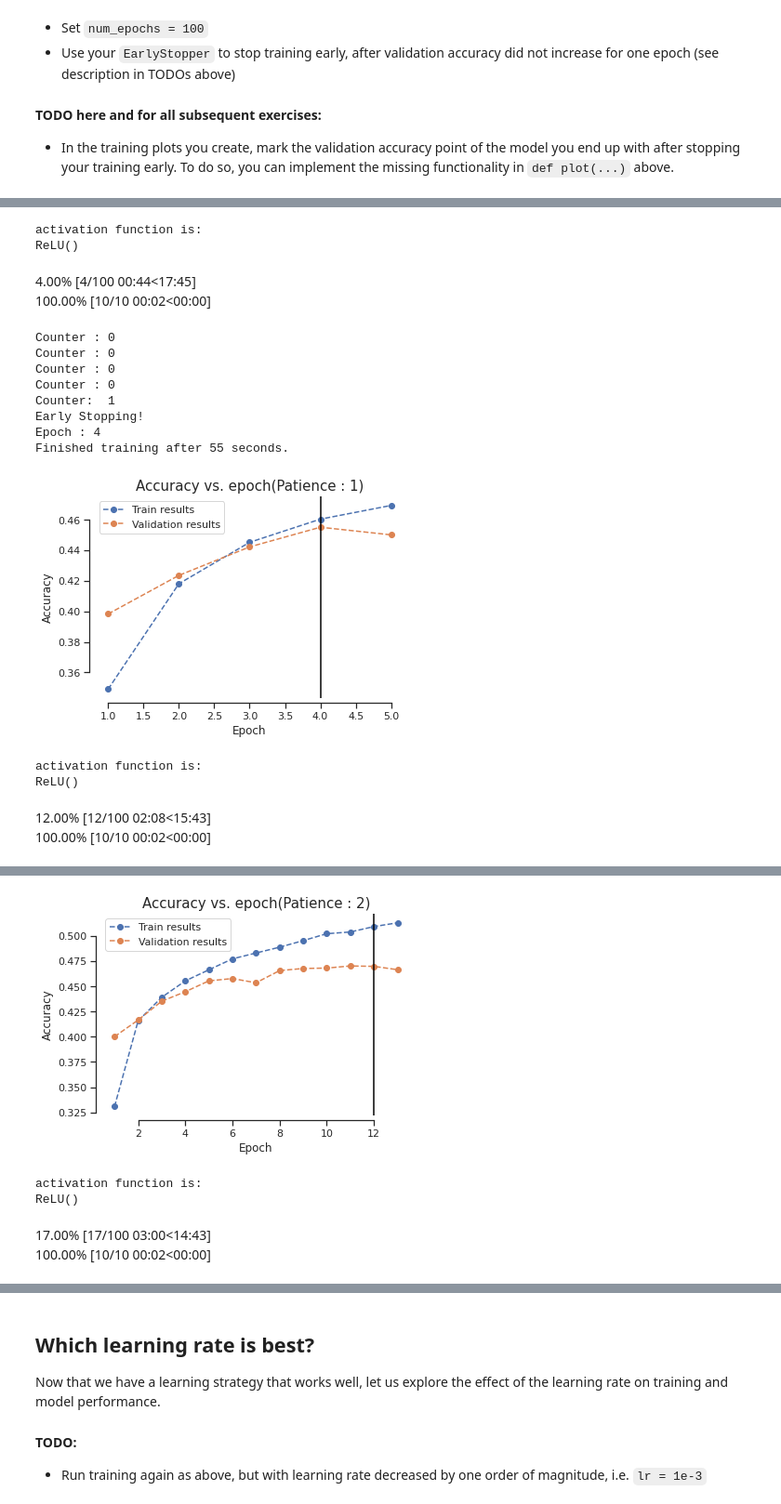
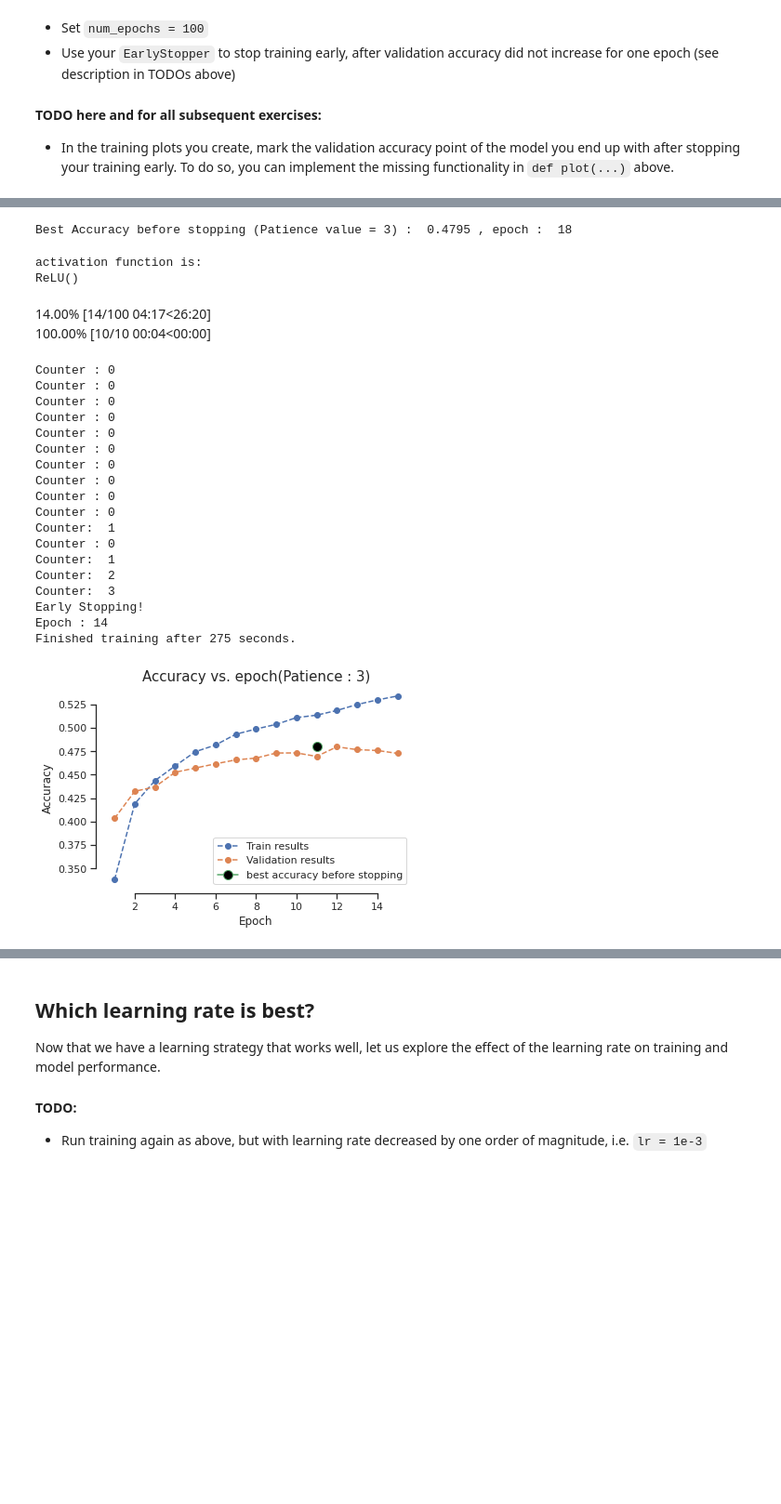
Before and after one commit to Smitpatel37/Deep-Learning-Assignments, a Jupyter notebook: Ex-2/Ex2_2022.ipynb, the cells around one changed output, grey strips where cells are left out. Shown at 93% size. Cells and saved outputs as stored; diff of their text form; code cells hidden in the pictures; blank space fills up the shorter version.

```diff
--- a/Ex-2/Ex2_2022.ipynb
+++ b/Ex-2/Ex2_2022.ipynb
@@ -415,11 +415,15 @@ def run_training(model, optimizer, loss_function, device, num_epochs,
 
         if early_stopper:
           early_stopper.stopping_criterion(epoch_val_acc)
-         # print('STOPPP')
+
+
+
           if early_stopper.early_stop:
             print('Epoch :', str(epoch))
-            stopping_pts.append(epoch)
+            stopping_pts = (val_accs.index(max(val_accs))+1,max(val_accs))
             break
+
+
           #torch.save(model,"/checkpoint.pt")
             ####################
             ## YOUR CODE HERE ##
@@ -460,18 +464,19 @@ def plot(title, label, train_results, val_results, yscale='linear', save_path=No
 
     sns.set(style='ticks')
 
-    plt.plot(epoch_array, train_results, epoch_array, val_results, linestyle='dashed', marker='o')
-    legend = ['Train results', 'Validation results']
+    plt.plot(epoch_array, train_results, epoch_array, val_results,linestyle='dashed', marker='o')
+
 
     if extra_pt:
         ####################
         ## YOUR CODE HERE ##
         ####################
-        plt.axvline(min(extra_pt), linestyle = 'solid', color = 'black', label = extra_pt_label)
+        plt.plot(extra_pt[0], extra_pt[1], marker = "o", markersize = 10, markerfacecolor = "black")
+       # plt.legend(['ES'])
         #raise NotImplementedError
 
         # END OF YOUR CODE #
-
+    legend = ['Train results', 'Validation results', extra_pt_label]
     plt.legend(legend)
     plt.xlabel('Epoch')
     plt.ylabel(label)
@@ -519,7 +524,8 @@ class MLP(nn.Module):
         self.input_layer = torch.nn.Linear(img_width * num_in_channels, num_hidden_units)
         self.flatten = torch.nn.Flatten()
         ##Adding hidden layers
-        self.hidden_layers = nn.ModuleList([nn.Linear(num_hidden_units, num_classes) for i in range(num_hidden_layers)])
+        self.hidden_layers = nn.ModuleList([nn.Linear(num_hidden_units, num_hidden_units) for i in range(num_hidden_layers)])
+        self.output = torch.nn.Linear(num_hidden_units, num_classes)
 
 
         #for i in range(num_hidden_layers):
@@ -555,7 +561,7 @@ class MLP(nn.Module):
         for i,layer in enumerate(self.hidden_layers):
           act_fn = layer(act_fn)
           #x = self.name_drop(x)
-        output = act_fn
+        output = self.output(act_fn)
         return output
 # %% [markdown]
 ## Model training: learning rate
@@ -897,32 +936,37 @@ plot('Accuracy vs. epoch', 'Accuracy',train_accs,val_accs,extra_pt = extra_pt)
+# %%
+print('Best Accuracy before stopping (Patience value = 3) : ', extra_pt[1] , ', epoch : ', extra_pt[0])# for Patience = 3
+# %% [output]
+Best Accuracy before stopping (Patience value = 3) :  0.4795 , epoch :  18
 # %%
-####################
-## YOUR CODE HERE ##
-####################
-# Experiment on patience
-patience = [1,2,3]
-for i in patience:
-  model = MLP((32*32),3,10,num_hidden_units = 30, num_hidden_layers = 1)
-  model.to(device)
-  optimizer = optim.Adam(model.parameters(), lr = 0.001)
-  loss_function = torch.nn.CrossEntropyLoss()
-  early_stopping = EarlyStopper(patience = i)
-  train_losses, val_losses, train_accs, val_accs, extra_pt,cm = run_training(model, optimizer, loss_function, device, num_epochs = 100, train_dataloader = train_set, val_dataloader = val_set, early_stopper = early_stopping )
-  plot('Accuracy vs. epoch(Patience : {})'.format(i), 'Accuracy',train_accs,val_accs,extra_pt = extra_pt)
+# Patience = 3
+model = MLP((32*32),3,10,num_hidden_units = 30, num_hidden_layers = 1)
+model.to(device)
+optimizer = optim.Adam(model.parameters(), lr = 0.001)
+loss_function = torch.nn.CrossEntropyLoss()
+early_stopping = EarlyStopper(patience = 3)
+train_losses, val_losses, train_accs, val_accs, extra_pt,cm = run_training(model, optimizer, loss_function, device, num_epochs = 100, train_dataloader = train_set, val_dataloader = val_set, early_stopper = early_stopping)
+plot('Accuracy vs. epoch(Patience : 3)', 'Accuracy',train_accs,val_accs,extra_pt = extra_pt, extra_pt_label = 'best accuracy before stopping')
 # %% [output]
 activation function is:
 ReLU()
-4.00% [4/100 00:44<17:45]
-100.00% [10/10 00:02<00:00]
+14.00% [14/100 04:17<26:20]
+100.00% [10/10 00:04<00:00]
+Counter : 0
+Counter : 0
+Counter : 0
+Counter : 0
+Counter : 0
+Counter : 0
 Counter : 0
 Counter : 0
 Counter : 0
 Counter : 0
 Counter:  1
+Counter : 0
+Counter:  1
+Counter:  2
+Counter:  3
 Early Stopping!
-Epoch : 4
-Finished training after 55 seconds.
+Epoch : 14
+Finished training after 275 seconds.
-[figure, old version]
+[figure, new version]
-activation function is:
-ReLU()
-12.00% [12/100 02:08<15:43]
-100.00% [10/10 00:02<00:00]
@@ -945,5 +972,0 @@ Finished training after 139 seconds.
-[figure, removed]
-activation function is:
-ReLU()
-17.00% [17/100 03:00<14:43]
-100.00% [10/10 00:02<00:00]
```
Also changed, not shown: parts of 37 cells of this notebook.
